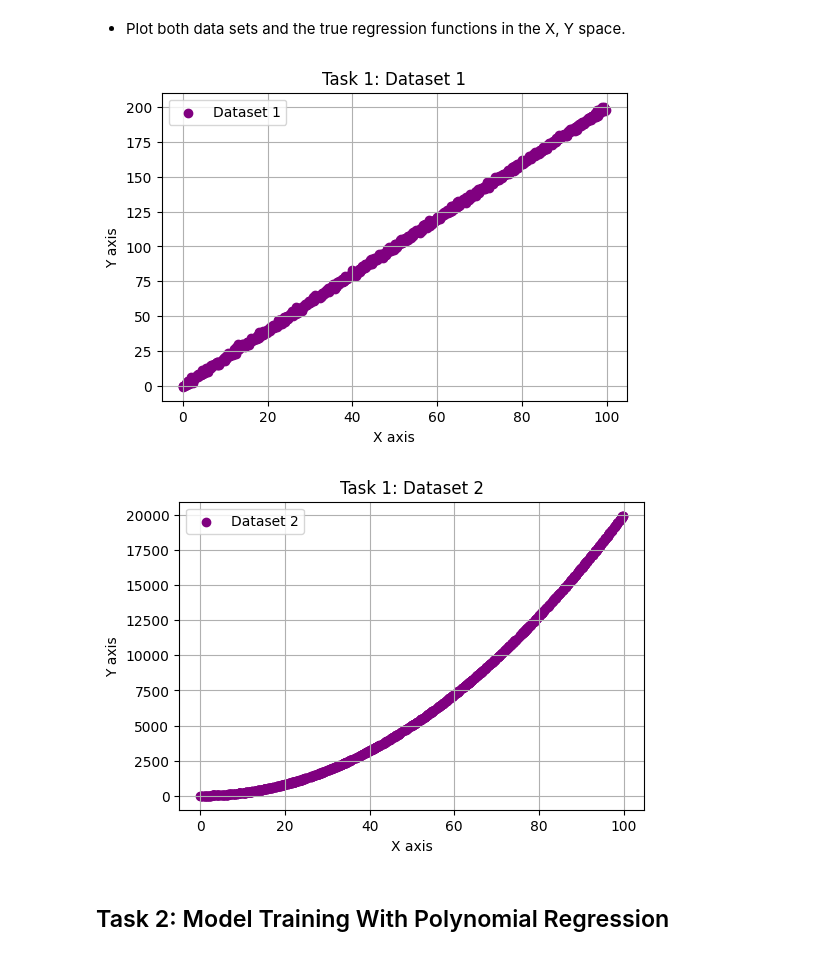
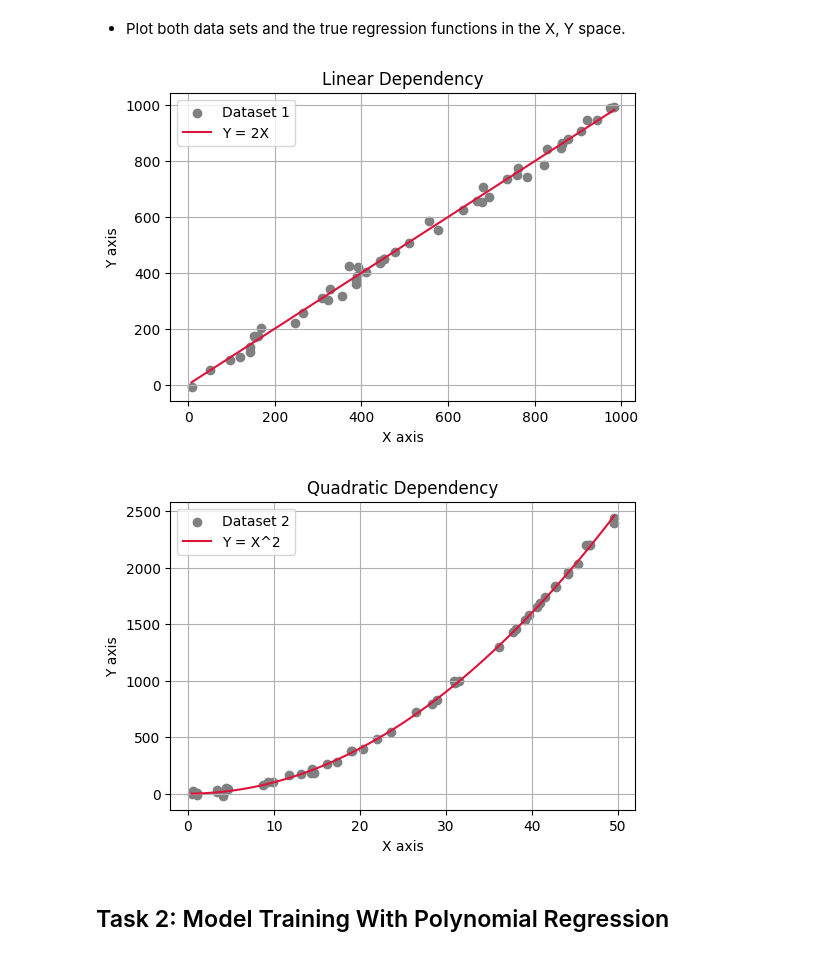
Before and after one commit to yadderace/ai-labs, a Jupyter notebook: data-mining/lab1/main.ipynb, the cells around one changed output. Drawn from its saved outputs; the diff is of its cells as text; code cells hidden in the pictures.

```diff
--- a/data-mining/lab1/main.ipynb
+++ b/data-mining/lab1/main.ipynb
@@ -51,49 +51,67 @@ Y1 = 2 * X1
 that Y depends quadratically from X;
 # %%
 # Quantity of records
-N2 = 1000
-range2 = (0, 100)
+N2 = 50
+range2 = (0, 50)
 
 # Generating data for X feature
-X2 = np.random.uniform(range2[0], range2[1], N2)
+x2 = np.random.uniform(range2[0], range2[1], N2)
 
 # Generating data for Y where it depends quadratically from X
-Y2 = 2 * X2 ** 2
+y2 = x2 ** 2
 # %% [markdown]
 * Add Gaussian noise (e.g. with standard deviation 1) to output variable Y
 in both data sets.
 # %%
 # Creating the noise using normal distribution (gaussian)
-noise_Y1 = np.random.normal(0, 1, Y1.shape)
-noise_Y2 = np.random.normal(0, 1, Y2.shape)
+noise_y1 = np.random.normal(0, 20, y1.shape)
+noise_y2 = np.random.normal(0, 20, y2.shape)
 
 # Adding noise to Y
-Y1 = Y1 + noise_Y1
-Y2 = Y2 + noise_Y2
+Y1 = y1 + noise_y1
+Y2 = y2 + noise_y2
 # %% [markdown]
 * Plot both data sets and the true regression functions in the X, Y space.
 # %%
 plt.figure(figsize=(6, 4))
-plt.scatter(X1, Y1, c='purple', label='Dataset 1')
-plt.title('Task 1: Dataset 1')
+
+# Scatter plot for dataset 1
+plt.scatter(x1, Y1, c='gray', label='Dataset 1')
+
+# True function for dataset 1
+x1_line = np.linspace(min(x1), max(x1), 100)
+y1_line = x1_line
+plt.plot(x1_line, y1_line, 'crimson', label='Y = 2X')
+
+# Additional settings
+plt.title('Linear Dependency')
 plt.xlabel('X axis')
 plt.ylabel('Y axis')
 plt.legend()
 plt.grid(True)
 plt.show()
 # %% [output]
-[figure, old version]
+[figure, new version]
 # %%
 plt.figure(figsize=(6, 4))
-plt.scatter(X2, Y2, c='purple', label='Dataset 2')
-plt.title('Task 1: Dataset 2')
+
+# Scatter plot for dataset 1
+plt.scatter(x2, Y2, c='gray', label='Dataset 2')
+
+# True function for dataset 1
+x2_line = np.linspace(min(x2), max(x2), 100)
+y2_line = x2_line ** 2
+plt.plot(x2_line, y2_line, 'crimson', label='Y = X^2')
+
+# Additional settings
+plt.title('Quadratic Dependency')
 plt.xlabel('X axis')
 plt.ylabel('Y axis')
 plt.legend()
 plt.grid(True)
 plt.show()
 # %% [output]
-[figure, old version]
+[figure, new version]
 # %% [markdown]
 ## Task 2: Model Training With Polynomial Regression
 # %% [markdown]
```
Also changed, not shown: parts of 12 cells of this notebook, 4 other files.
